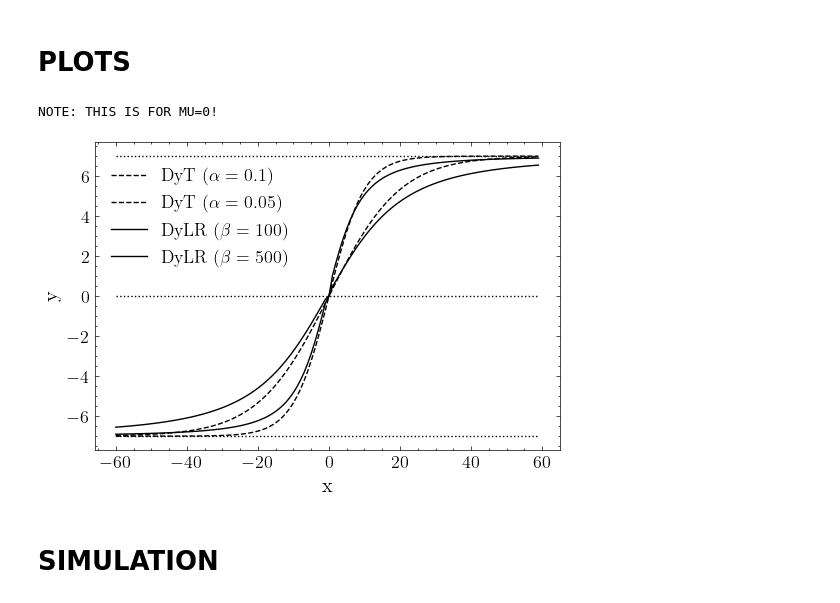
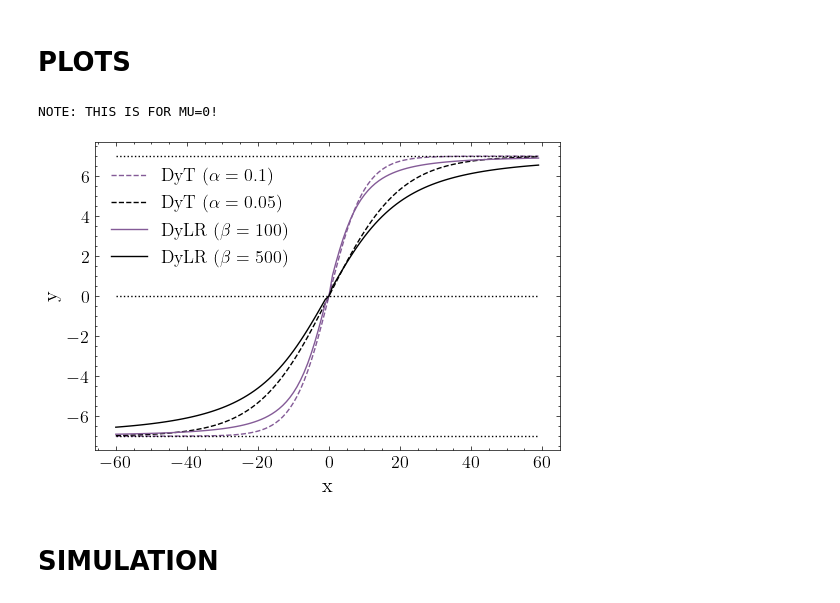
Before and after one commit to flxst/dynamic-activation-functions, a Jupyter notebook: experiments.ipynb, the cells around one changed output. Cells and saved outputs as stored; diff of their text form; code cells hidden in the pictures.

Commit message:
improved plots (colors, background)

```diff
--- a/experiments.ipynb
+++ b/experiments.ipynb
@@ -70,6 +70,7 @@ def dylr(_x, Fshift: float, beta: float, mu=None):
 ALPHA = [0.1, 0.05]
 BETA = [100, 500]
 COLOR_PLOTS = {'dyt': 'k', 'dylr': 'k'}
+COLOR_PLOTS_ALTERNATIVE = {'dyt': COLOR[4], 'dylr': COLOR[4]}
 LINESTYLE = {'dyt': '--', 'dylr': '-'}
 MARKERSTYLE = {'dyt': 'D', 'dylr': 's'}
 CHANNELS = 50
@@ -88,7 +89,7 @@ for i, alpha in enumerate(ALPHA):
         linestyle=LINESTYLE['dyt'],
         marker='',
         label=fr'DyT ($\alpha = {alpha}$)',
-        color=COLOR_PLOTS['dyt'],
+        color=COLOR_PLOTS_ALTERNATIVE['dyt'] if i == 0 else COLOR_PLOTS['dyt'],
     )
 
 # dylr
@@ -99,38 +100,39 @@ for i, beta in enumerate(BETA):
         linestyle=LINESTYLE['dylr'],
         marker='',
         label=fr'DyLR ($\beta = {beta}$)',
-        color=COLOR_PLOTS['dylr'])
+        color=COLOR_PLOTS_ALTERNATIVE['dylr'] if i == 0 else COLOR_PLOTS['dylr'],
+    )
 
 # horizontal lines
 _ = ax[0].plot(
     x_values,
     [np.sqrt(CHANNELS-1)]*len(x_values),
     linestyle=':',
     color='k',
 )
 _ = ax[0].plot(
     x_values,
     [0]*len(x_values),
     linestyle=':',
     color='k',
 )
 _ = ax[0].plot(
     x_values,
     [-np.sqrt(CHANNELS-1)]*len(x_values),
     linestyle=':',
     color='k',
 )
 
 _ = ax[0].set_xlabel('x')
 _ = ax[0].set_ylabel('y')
 _ = ax[0].legend(loc='upper left', bbox_to_anchor=(0,0.97))
 
 print("NOTE: THIS IS FOR MU=0!")
 
 plt.savefig('figs/plots.png', bbox_inches='tight')
 # %% [output]
 NOTE: THIS IS FOR MU=0!
-[figure, old version]
+[figure, new version]
 # %% [markdown]
 # SIMULATION
 # %%
```
Also changed, not shown: parts of 14 cells of this notebook, 6 other files.
